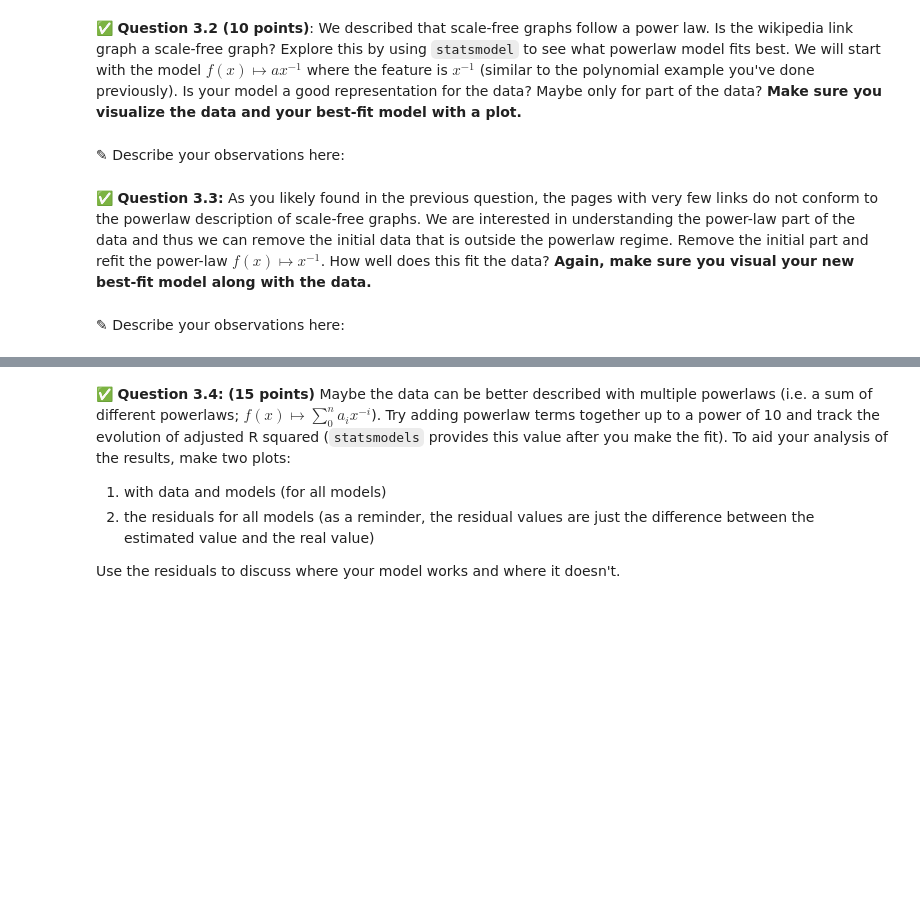
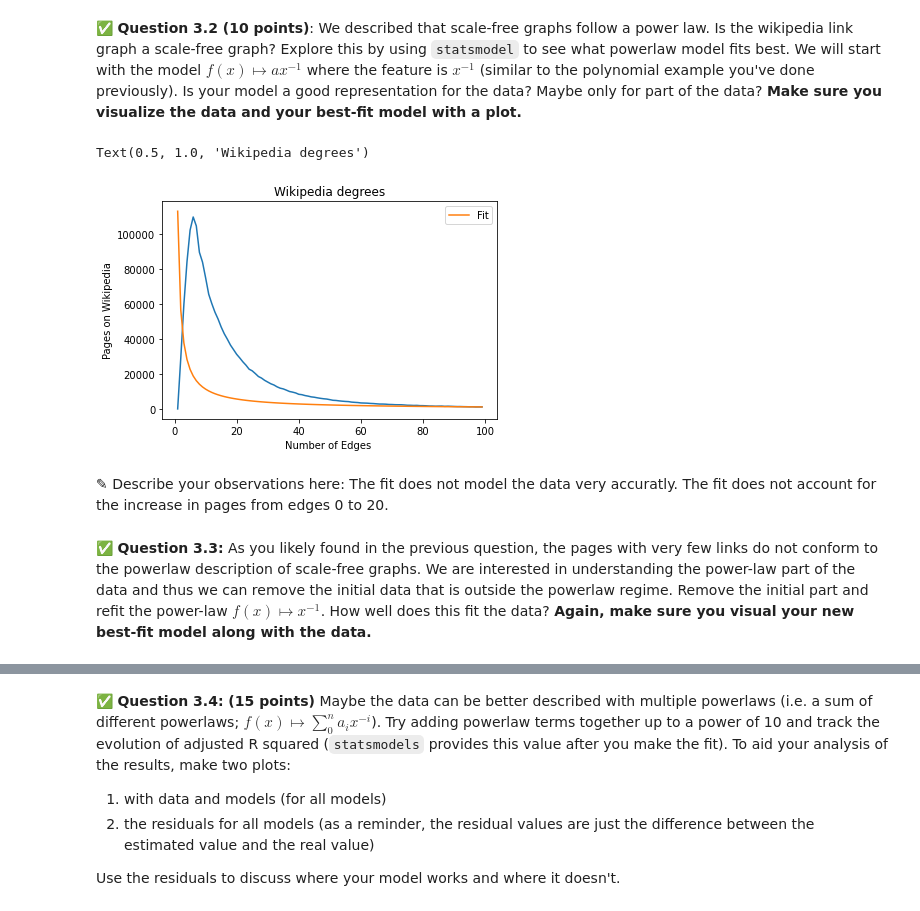
Before and after one commit to patelta2/cmse202-s21-turnin, a Jupyter notebook: hw-04/HW-04_graph_regression-TanmayPatel.ipynb, the cells around one changed output, grey strips where cells are left out. Cells and saved outputs as stored; diff of their text form; code cells hidden in the pictures; blank space fills up the shorter version.

```diff
--- a/hw-04/HW-04_graph_regression-TanmayPatel.ipynb
+++ b/hw-04/HW-04_graph_regression-TanmayPatel.ipynb
@@ -344,4 +351,26 @@ For the regression model fitting that you're going to do in this part of the ass
+# %%
+# Put your code here
+import statsmodels.api as sm
+X = wiki_data["1"]
+Y = wiki_data["2"]
+
+
+X_pred = 1 / X
+
+res = sm.OLS(Y, X_pred).fit()
+res.summary()
+ypred = res.predict(X_pred)
+
+plt.plot(wiki_data["1"],wiki_data["2"])
+plt.plot(X,ypred,label = "Fit")
+plt.legend()
+plt.xlabel("Number of Edges ")
+plt.ylabel("Pages on Wikipedia")
+plt.title("Wikipedia degrees")
+# %% [output]
+Text(0.5, 1.0, 'Wikipedia degrees')
+[figure, added]
 # %% [markdown]
-<font size=+3>&#9998;</font> Describe your observations here:
+<font size=+3>&#9998;</font> Describe your observations here: The fit does not model the data very accuratly. The fit does not account for the increase in pages from edges 0 to 20.
 # %% [markdown]
 &#9989; **Question 3.3:** As you likely found in the previous question, the pages with very few links do not conform to the powerlaw description of scale-free graphs. We are interested in understanding the power-law part of the data and thus we can remove the initial data that is outside the powerlaw regime. Remove the initial part and refit the power-law $f(x)\mapsto x^{-1}$. How well does this fit the data? **Again, make sure you visual your new best-fit model along with the data.**
@@ -350,2 +376,0 @@ For the regression model fitting that you're going to do in this part of the ass
-# %% [markdown]
-<font size=+3>&#9998;</font> Describe your observations here:
```
Also changed, not shown: parts of 12 cells of this notebook.
